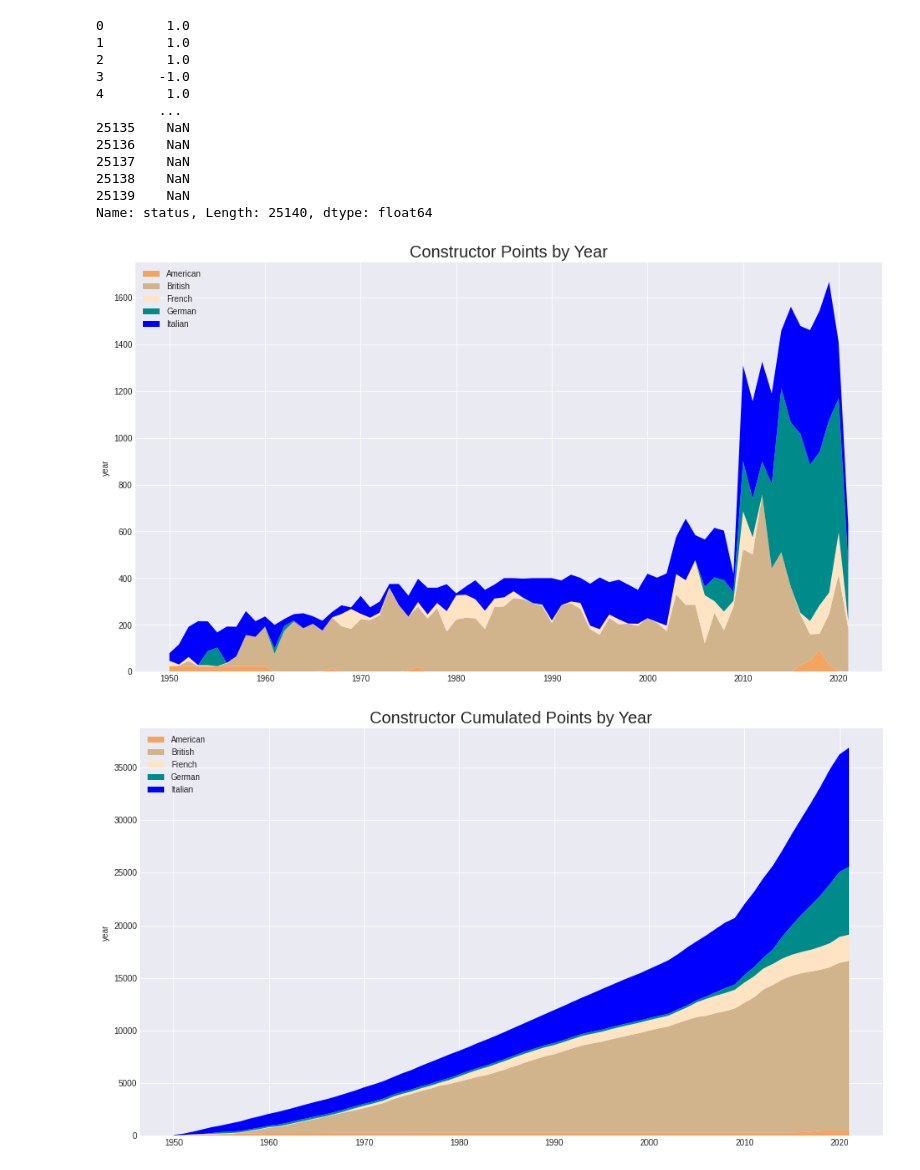
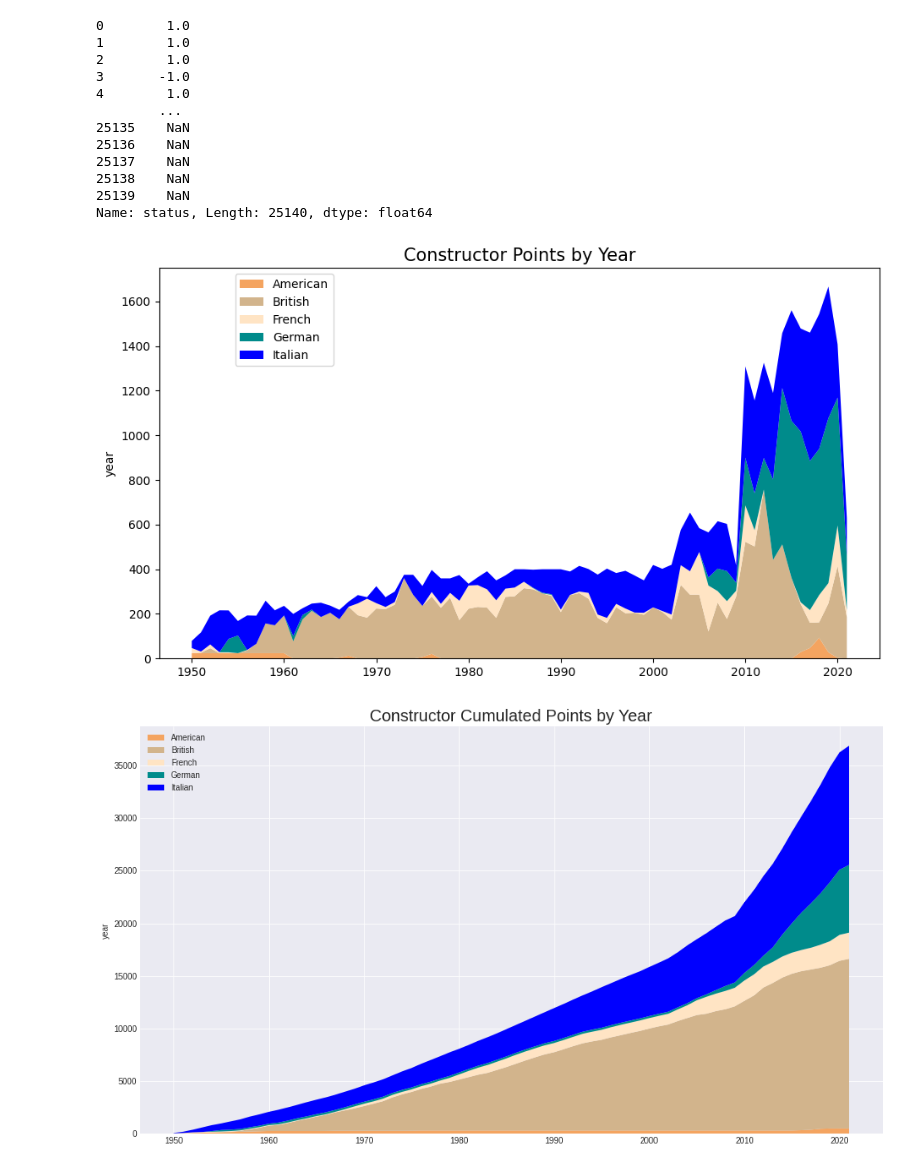
Before and after one commit to JaperTai77/Colab-notebook, a Jupyter notebook: F1.ipynb, the cells around one changed output. Saved outputs shown, nothing was run; the diff lists cells and outputs as text; code cells hidden in the pictures.

```diff
--- a/F1.ipynb
+++ b/F1.ipynb
@@ -466,15 +466,16 @@ Name: status, Length: 25140, dtype: float64
 # %%
 temp = pd.pivot_table(index = 'year',columns='constructor_nation',values = 'points', data = df, aggfunc='sum')
 temp = temp[['American','British','French','German','Italian']].fillna(0)
 
-plt.figure(figsize = (16,9))
+plt.style.use('default')
+plt.figure(figsize = (11,6))
 plt.stackplot(temp.index,temp['American'],temp['British'],temp['French'],temp['German'],temp['Italian'], colors=['sandybrown', 'tan', 'bisque', 'darkcyan','blue'])
-plt.legend(labels = ['American','British','French','German','Italian'],loc = 'upper left')
-plt.title('Constructor Points by Year',fontsize = 20)
+plt.legend(labels = ['American','British','French','German','Italian'],bbox_to_anchor=(0.25, 1.0),fancybox=True, shadow=False)
+plt.title('Constructor Points by Year',fontsize = 15)
 plt.ylabel('year')
 plt.show()
 # %% [output]
-[figure, old version]
+[figure, new version]
 # %%
 temp = temp.cumsum()
 
```
Also changed, not shown: parts of 2 cells of this notebook.
